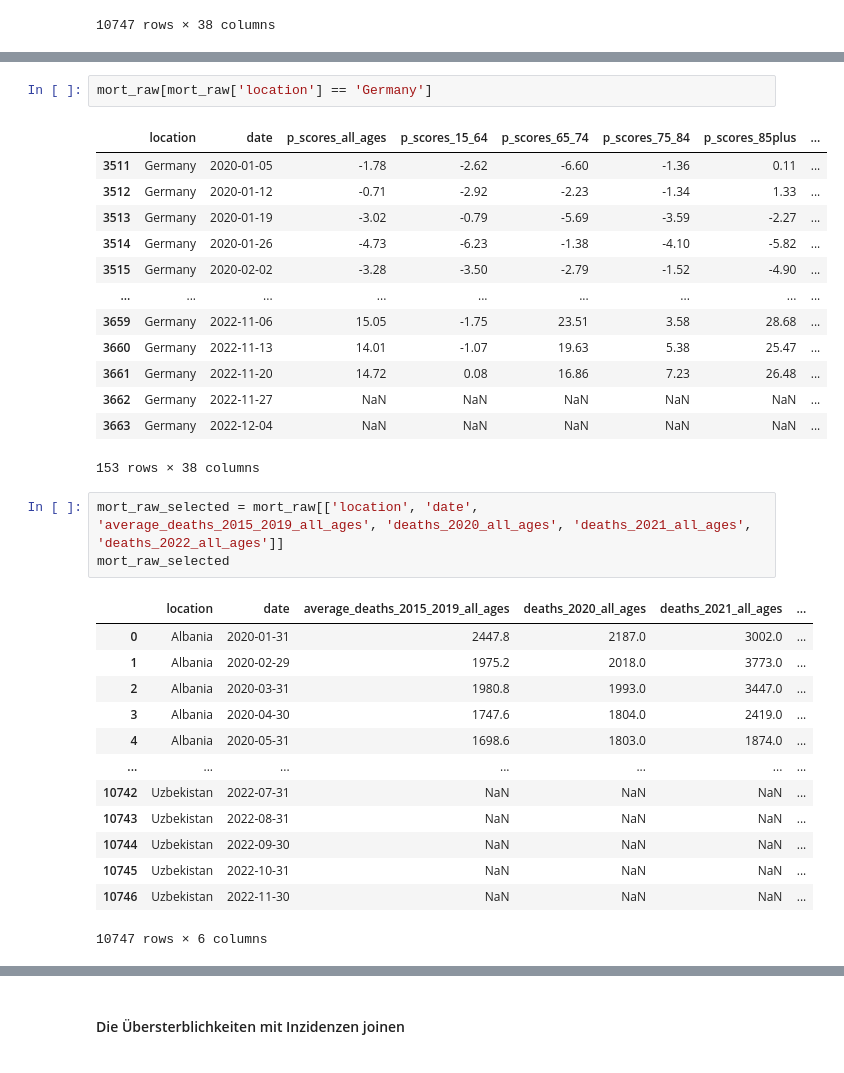
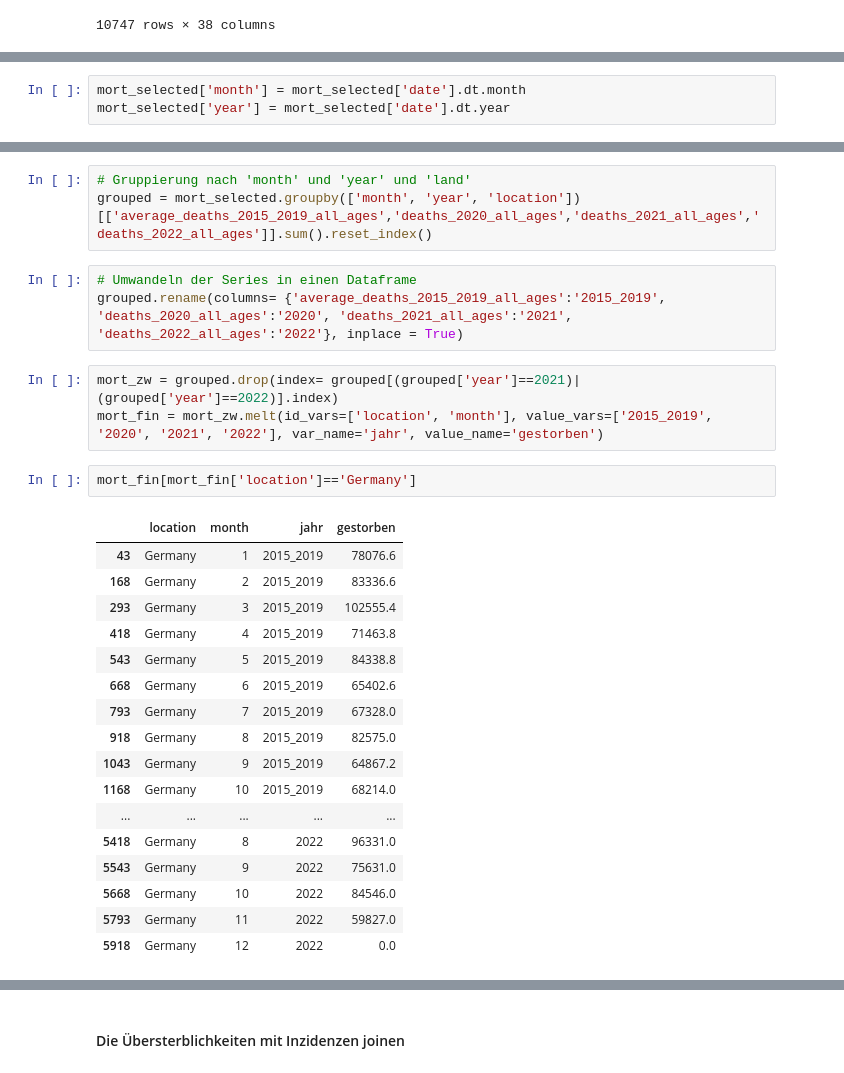
Before and after one commit to moshchev/smart_data, a Jupyter notebook: analyse.ipynb, the cells around one changed output, grey strips where cells are left out. Saved outputs shown, nothing was run; the diff lists cells and outputs as text.

```diff
--- a/analyse.ipynb
+++ b/analyse.ipynb
@@ -203,0 +96,3 @@ print(mort_raw['time_unit'].unique())
+# %%
+mort_selected['month'] = mort_selected['date'].dt.month
+mort_selected['year'] = mort_selected['date'].dt.year
@@ -204,33 +110,29 @@ print(mort_raw['time_unit'].unique())
+# %%
+# Gruppierung nach 'month' und 'year' und 'land'
+grouped = mort_selected.groupby(['month', 'year', 'location'])[['average_deaths_2015_2019_all_ages','deaths_2020_all_ages','deaths_2021_all_ages','deaths_2022_all_ages']].sum().reset_index()
+# %%
+# Umwandeln der Series in einen Dataframe
+grouped.rename(columns= {'average_deaths_2015_2019_all_ages':'2015_2019', 'deaths_2020_all_ages':'2020', 'deaths_2021_all_ages':'2021', 'deaths_2022_all_ages':'2022'}, inplace = True)
+# %%
+mort_zw = grouped.drop(index= grouped[(grouped['year']==2021)|(grouped['year']==2022)].index)
+mort_fin = mort_zw.melt(id_vars=['location', 'month'], value_vars=['2015_2019', '2020', '2021', '2022'], var_name='jahr', value_name='gestorben')
 # %%
-mort_raw[mort_raw['location'] == 'Germany']
+mort_fin[mort_fin['location']=='Germany']
 # %% [output]
-|  | location | date | p_scores_all_ages | p_scores_15_64 | p_scores_65_74 | p_scores_75_84 | p_scores_85plus | ... |
-| 3511 | Germany | 2020-01-05 | -1.78 | -2.62 | -6.60 | -1.36 | 0.11 | ... |
-| 3512 | Germany | 2020-01-12 | -0.71 | -2.92 | -2.23 | -1.34 | 1.33 | ... |
-| 3513 | Germany | 2020-01-19 | -3.02 | -0.79 | -5.69 | -3.59 | -2.27 | ... |
-| 3514 | Germany | 2020-01-26 | -4.73 | -6.23 | -1.38 | -4.10 | -5.82 | ... |
-| 3515 | Germany | 2020-02-02 | -3.28 | -3.50 | -2.79 | -1.52 | -4.90 | ... |
-| ... | ... | ... | ... | ... | ... | ... | ... | ... |
-| 3659 | Germany | 2022-11-06 | 15.05 | -1.75 | 23.51 | 3.58 | 28.68 | ... |
-| 3660 | Germany | 2022-11-13 | 14.01 | -1.07 | 19.63 | 5.38 | 25.47 | ... |
-| 3661 | Germany | 2022-11-20 | 14.72 | 0.08 | 16.86 | 7.23 | 26.48 | ... |
-| 3662 | Germany | 2022-11-27 | NaN | NaN | NaN | NaN | NaN | ... |
-| 3663 | Germany | 2022-12-04 | NaN | NaN | NaN | NaN | NaN | ... |
+|  | location | month | jahr | gestorben |
+| 43 | Germany | 1 | 2015_2019 | 78076.6 |
+| 168 | Germany | 2 | 2015_2019 | 83336.6 |
+| 293 | Germany | 3 | 2015_2019 | 102555.4 |
+| 418 | Germany | 4 | 2015_2019 | 71463.8 |
+| 543 | Germany | 5 | 2015_2019 | 84338.8 |
+| 668 | Germany | 6 | 2015_2019 | 65402.6 |
+| 793 | Germany | 7 | 2015_2019 | 67328.0 |
+| 918 | Germany | 8 | 2015_2019 | 82575.0 |
+| 1043 | Germany | 9 | 2015_2019 | 64867.2 |
+| 1168 | Germany | 10 | 2015_2019 | 68214.0 |
+| ... | ... | ... | ... | ... |
+| 5418 | Germany | 8 | 2022 | 96331.0 |
+| 5543 | Germany | 9 | 2022 | 75631.0 |
+| 5668 | Germany | 10 | 2022 | 84546.0 |
+| 5793 | Germany | 11 | 2022 | 59827.0 |
+| 5918 | Germany | 12 | 2022 | 0.0 |
-153 rows × 38 columns
-# %%
-mort_raw_selected = mort_raw[['location', 'date', 'average_deaths_2015_2019_all_ages', 'deaths_2020_all_ages', 'deaths_2021_all_ages', 'deaths_2022_all_ages']]
-mort_raw_selected
-# %% [output]
-|  | location | date | average_deaths_2015_2019_all_ages | deaths_2020_all_ages | deaths_2021_all_ages | ... |
-| 0 | Albania | 2020-01-31 | 2447.8 | 2187.0 | 3002.0 | ... |
-| 1 | Albania | 2020-02-29 | 1975.2 | 2018.0 | 3773.0 | ... |
-| 2 | Albania | 2020-03-31 | 1980.8 | 1993.0 | 3447.0 | ... |
-| 3 | Albania | 2020-04-30 | 1747.6 | 1804.0 | 2419.0 | ... |
-| 4 | Albania | 2020-05-31 | 1698.6 | 1803.0 | 1874.0 | ... |
-| ... | ... | ... | ... | ... | ... | ... |
-| 10742 | Uzbekistan | 2022-07-31 | NaN | NaN | NaN | ... |
-| 10743 | Uzbekistan | 2022-08-31 | NaN | NaN | NaN | ... |
-| 10744 | Uzbekistan | 2022-09-30 | NaN | NaN | NaN | ... |
-| 10745 | Uzbekistan | 2022-10-31 | NaN | NaN | NaN | ... |
-| 10746 | Uzbekistan | 2022-11-30 | NaN | NaN | NaN | ... |
-10747 rows × 6 columns
```
Also changed, not shown: parts of 74 cells of this notebook.
